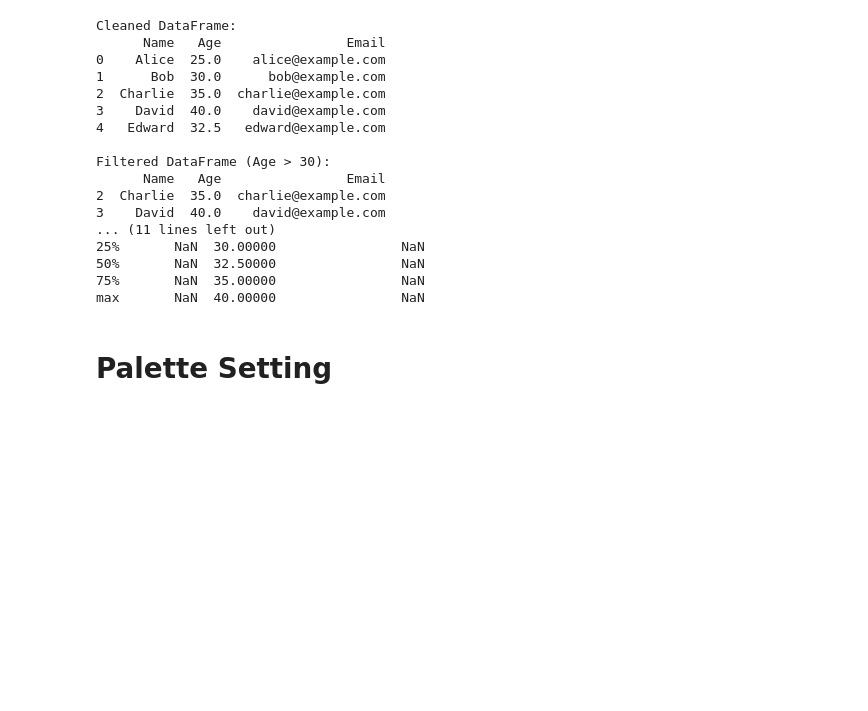
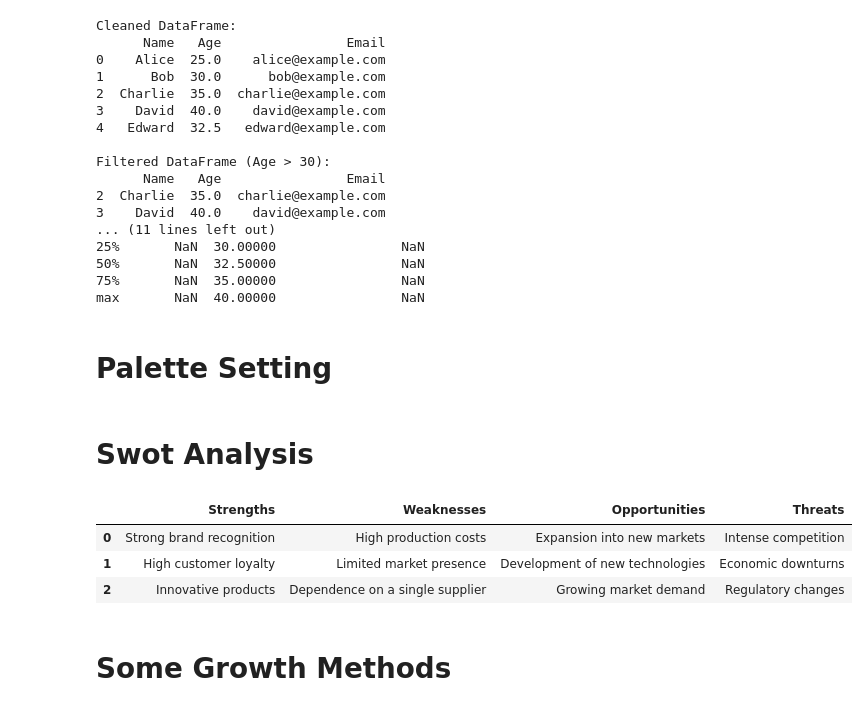
Before and after one commit to mertbarbaros/py-shorts, a Jupyter notebook: Python-Shorts.ipynb, the cells around one changed output. Cells and saved outputs as stored; diff of their text form; code cells hidden in the pictures; blank space fills up the shorter version.

```diff
--- a/Python-Shorts.ipynb
+++ b/Python-Shorts.ipynb
@@ -286,3 +286,29 @@ font_times_bold = font_manager.FontProperties(family='Times New Roman', size=12,
 colors = ['#000050', '#D22730', '#00C2E7', '#EB6450', '#F2A216', '#23374E','#FF5900', '#0072CF', '#8EACE1', '#AC55C0',
          '#364D75']
 sns.set_palette(sns.color_palette(colors))
+# %% [markdown]
+# Swot Analysis
+# %%
+import seaborn as sns
+import matplotlib.pyplot as plt
+import pandas as pd
+
+
+
+swot_data = {
+    'Strengths': ['Strong brand recognition', 'High customer loyalty', 'Innovative products'],
+    'Weaknesses': ['High production costs', 'Limited market presence', 'Dependence on a single supplier'],
+    'Opportunities': ['Expansion into new markets', 'Development of new technologies', 'Growing market demand'],
+    'Threats': ['Intense competition', 'Economic downturns', 'Regulatory changes']
+}
+
+# Convert the SWOT data into a DataFrame
+df_swot = pd.DataFrame(dict([(k, pd.Series(v)) for k, v in swot_data.items()]))
+df_swot
+# %% [output]
+|  | Strengths | Weaknesses | Opportunities | Threats |
+| 0 | Strong brand recognition | High production costs | Expansion into new markets | Intense competition |
+| 1 | High customer loyalty | Limited market presence | Development of new technologies | Economic downturns |
+| 2 | Innovative products | Dependence on a single supplier | Growing market demand | Regulatory changes |
+# %% [markdown]
+# Some Growth Methods
```
Also changed, not shown: parts of 1 cell of this notebook.
